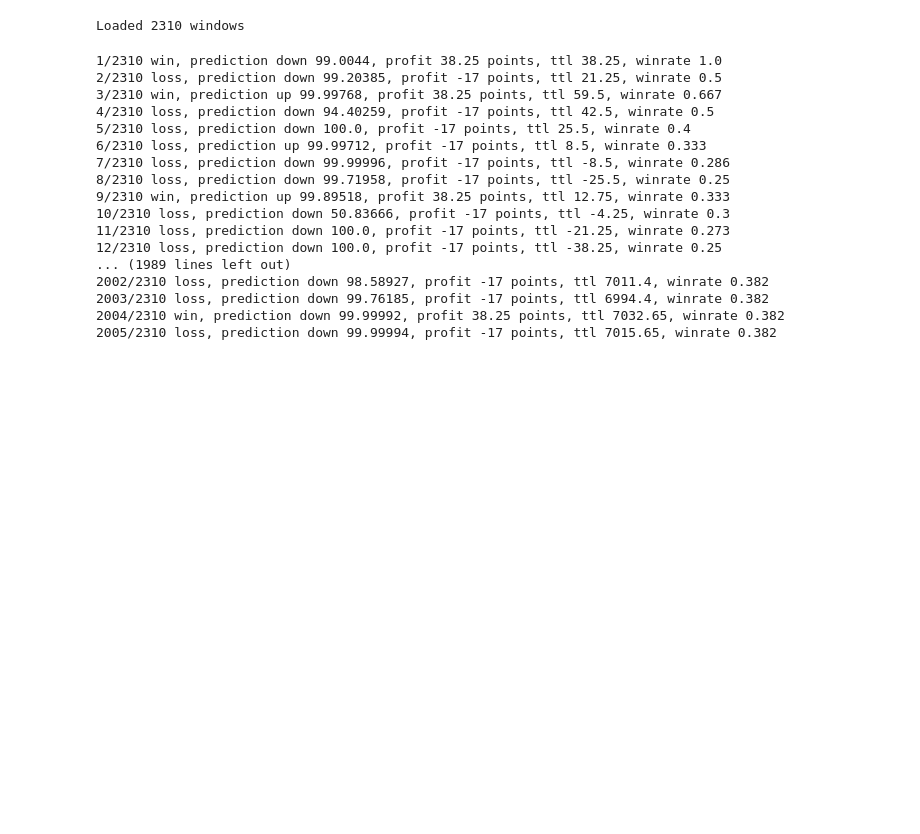
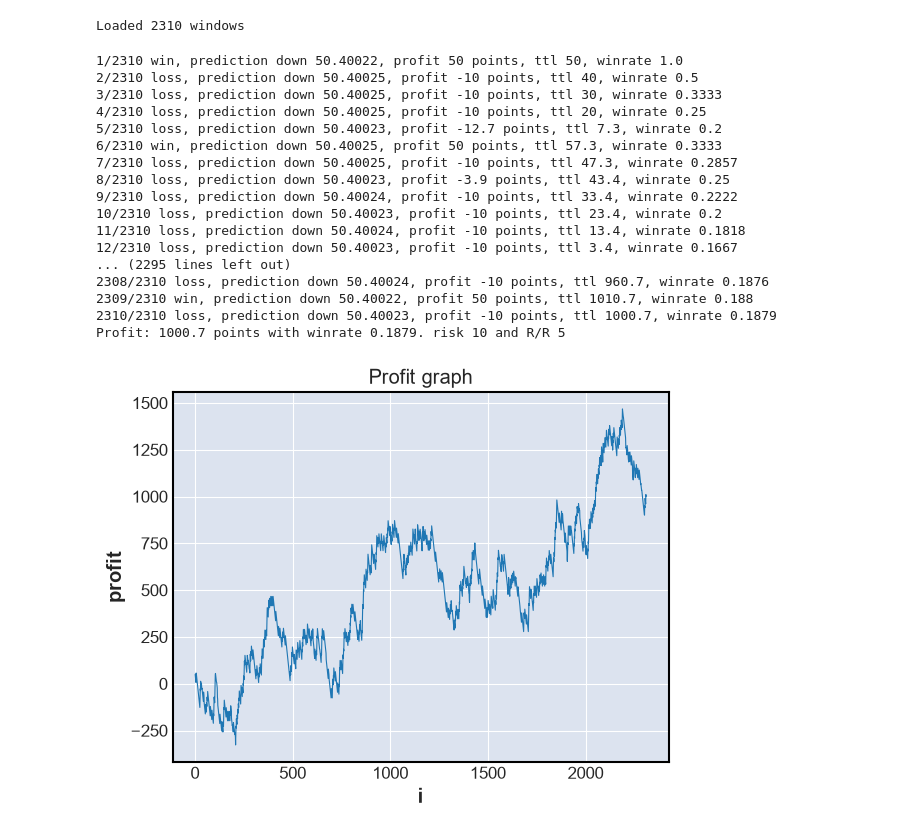
Before and after one commit to mote4ka/SyntheticMarket, a Jupyter notebook: evaluation.ipynb, the cells around one changed output. Saved outputs shown, nothing was run; the diff lists cells and outputs as text; code cells hidden in the pictures; blank space fills up the shorter version.

```diff
--- a/evaluation.ipynb
+++ b/evaluation.ipynb
@@ -6,17 +6,21 @@ from numpy.lib.stride_tricks import sliding_window_view
 from model import LSTMClassifier
 import pandas as pd
 # %%
-# from dataWorker import getOHLC
+from dataWorker import getOHLC
+from datetime import datetime
 
-# # load all btc candles from 1'st Jan 2026
+# load all btc candles from 1'st Jan 2026
 
-# iters = 300
 
-# df = pd.DataFrame()
-# for i in range(iters):
-#     df_1000mins = getOHLC('BTCUSDT', (1767214800+60*i*1000)*1000, (1767214800+60*(i+1)*1000-60)*1000, normalize=False)
-#     df = pd.concat([df, df_1000mins], axis=0)
-#     print(f"{i+1}/{iters}", len(df))
+start_time = 1752958800
+diff = datetime.now().timestamp() - start_time
+iters = int(diff // 60 // 1000 )
 
-# # save to parquet
-# df.to_parquet('data/real/btcusdt_7months.parquet')
+df = pd.DataFrame()
+for i in range(iters):
+    df_1000mins = getOHLC('BTCUSDT', (start_time+60*i*1000)*1000, (start_time+60*(i+1)*1000-60)*1000, normalize=False)
+    df = pd.concat([df, df_1000mins], axis=0)
+    print(f"{i+1}/{iters}", len(df))
+
+# save to parquet
+df.to_parquet('data/real/btcusdt_ytd.parquet')
@@ -131,8 +141,8 @@ import matplotlib.pyplot as plt
 
 profit_ttl = 0
 wins = 0
-risk = 17
-rr = 2.25
+risk = 10
+rr = 5
 
 profit_history = []
 winrate_history = []
@@ -156,6 +166,7 @@ for i, df in enumerate(inputs_windows):
     take_profit = risk*rr
     stop_loss = risk
 
+
     for j in range(5):
         if result.get('prediction') == 'up' :
             if df_result.iloc[j]['high'] >= open_price + take_profit:
@@ -164,60 +175,63 @@ for i, df in enumerate(inputs_windows):
             if df_result.iloc[j]['low'] <= open_price - stop_loss:
                 profit = stop_loss*-1
                 break
-        if result.get('prediction') == 'down' :
+            else:
+                profit = round(df_result.iloc[j]['close']  - open_price, 3)
+        elif result.get('prediction') == 'down' :
             if df_result.iloc[j]['high'] >= open_price + stop_loss:
                 profit = stop_loss*-1
                 break
             if df_result.iloc[j]['low'] <= open_price - take_profit:
                 profit = take_profit
                 break
-        else:
-            profit = round(df_result.iloc[j]['close']  - open_price, 3)
+            else:
+                profit = round(df_result.iloc[j]['close']  - open_price, 3)
 
 
     if profit>0: wins += 1
     profit_ttl += profit
     profit_ttl = round(profit_ttl, 2)
     print(f"{i+1}/{iters} {'win' if profit>0 else 'loss'}, prediction {result.get('prediction')} {round(result.get('probabilities').get(result.get('prediction'))*100,5)}, profit {profit} points, ttl {profit_ttl}, winrate {round(wins/(i+1),4)}")
 
     profit_history.append(profit_ttl)
     if i>=10:
         winrate_history.append(round(wins/(i+1),3))
 
 
 print(f"Profit: {profit_ttl} points with winrate {round(wins/iters,4)}. risk {risk} and R/R {rr}")
 
 fig, ax = plt.subplots()
 t = np.arange(1,iters+1, 1)
 ax.plot(t, profit_history, lw=0.8)
 ax.set(xlabel='i', ylabel='profit',
        title='Profit graph'
 )
 ax.grid(visible=True, axis='both')
 plt.show()
 
 fig, ax = plt.subplots()
 ax.plot(t[10:], winrate_history, lw=0.8)
 ax.set(xlabel='i', ylabel='winrate',
        title='Winrate graph'
 )
 ax.grid(visible=True, axis='both')
 plt.show()
 # %% [output]
-1/2310 win, prediction down 99.0044, profit 38.25 points, ttl 38.25, winrate 1.0
-2/2310 loss, prediction down 99.20385, profit -17 points, ttl 21.25, winrate 0.5
-3/2310 win, prediction up 99.99768, profit 38.25 points, ttl 59.5, winrate 0.667
-4/2310 loss, prediction down 94.40259, profit -17 points, ttl 42.5, winrate 0.5
-5/2310 loss, prediction down 100.0, profit -17 points, ttl 25.5, winrate 0.4
-6/2310 loss, prediction up 99.99712, profit -17 points, ttl 8.5, winrate 0.333
-7/2310 loss, prediction down 99.99996, profit -17 points, ttl -8.5, winrate 0.286
-8/2310 loss, prediction down 99.71958, profit -17 points, ttl -25.5, winrate 0.25
-9/2310 win, prediction up 99.89518, profit 38.25 points, ttl 12.75, winrate 0.333
-10/2310 loss, prediction down 50.83666, profit -17 points, ttl -4.25, winrate 0.3
-11/2310 loss, prediction down 100.0, profit -17 points, ttl -21.25, winrate 0.273
-12/2310 loss, prediction down 100.0, profit -17 points, ttl -38.25, winrate 0.25
-... (1989 lines left out)
-2002/2310 loss, prediction down 98.58927, profit -17 points, ttl 7011.4, winrate 0.382
-2003/2310 loss, prediction down 99.76185, profit -17 points, ttl 6994.4, winrate 0.382
-2004/2310 win, prediction down 99.99992, profit 38.25 points, ttl 7032.65, winrate 0.382
-2005/2310 loss, prediction down 99.99994, profit -17 points, ttl 7015.65, winrate 0.382
+1/2310 win, prediction down 50.40022, profit 50 points, ttl 50, winrate 1.0
+2/2310 loss, prediction down 50.40025, profit -10 points, ttl 40, winrate 0.5
+3/2310 loss, prediction down 50.40025, profit -10 points, ttl 30, winrate 0.3333
+4/2310 loss, prediction down 50.40025, profit -10 points, ttl 20, winrate 0.25
+5/2310 loss, prediction down 50.40023, profit -12.7 points, ttl 7.3, winrate 0.2
+6/2310 win, prediction down 50.40025, profit 50 points, ttl 57.3, winrate 0.3333
+7/2310 loss, prediction down 50.40025, profit -10 points, ttl 47.3, winrate 0.2857
+8/2310 loss, prediction down 50.40023, profit -3.9 points, ttl 43.4, winrate 0.25
+9/2310 loss, prediction down 50.40024, profit -10 points, ttl 33.4, winrate 0.2222
+10/2310 loss, prediction down 50.40023, profit -10 points, ttl 23.4, winrate 0.2
+11/2310 loss, prediction down 50.40024, profit -10 points, ttl 13.4, winrate 0.1818
+12/2310 loss, prediction down 50.40023, profit -10 points, ttl 3.4, winrate 0.1667
+... (2295 lines left out)
+2308/2310 loss, prediction down 50.40024, profit -10 points, ttl 960.7, winrate 0.1876
+2309/2310 win, prediction down 50.40022, profit 50 points, ttl 1010.7, winrate 0.188
+2310/2310 loss, prediction down 50.40023, profit -10 points, ttl 1000.7, winrate 0.1879
+Profit: 1000.7 points with winrate 0.1879. risk 10 and R/R 5
+[figure, added]
```
Also changed, not shown: parts of 3 cells of this notebook, 20 other files.
